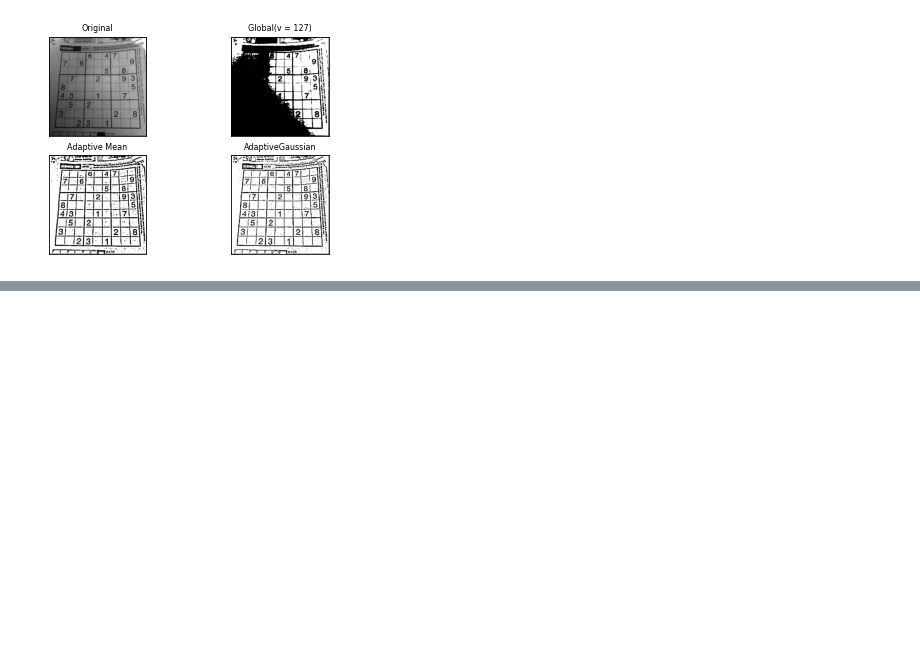
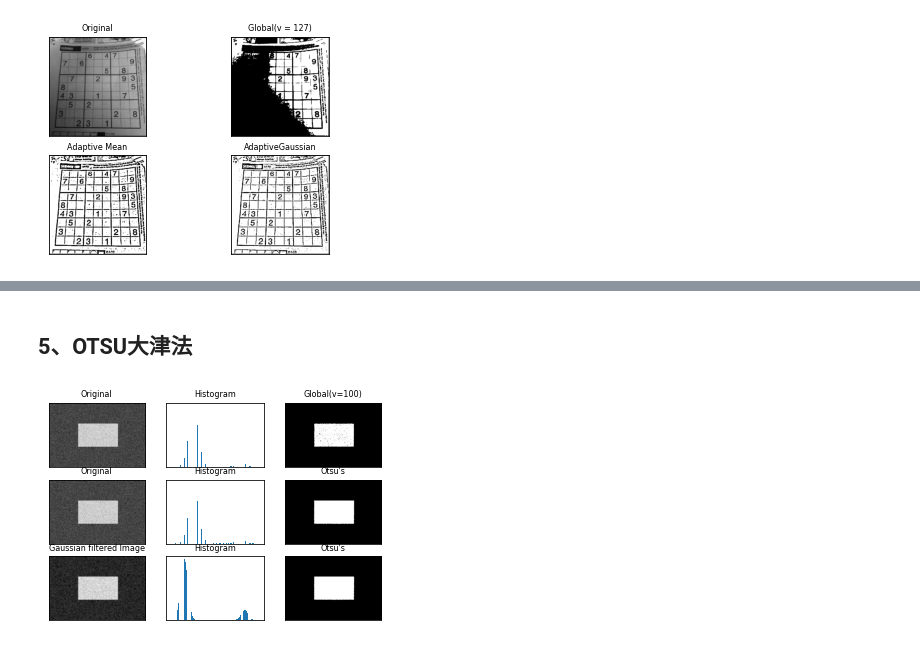
Before and after one commit to mangxiao2018/opencv-samples, a Jupyter notebook: 10005-图像分割.ipynb, the cells around one changed output, grey strips where cells are left out. Cells and saved outputs as stored; diff of their text form; code cells hidden in the pictures; blank space fills up the shorter version.

Commit message:
OTSU大津法

```diff
--- a/10005-图像分割.ipynb
+++ b/10005-图像分割.ipynb
@@ -95,0 +149,40 @@ plt.show()
+# %% [markdown]
+## 5、OTSU大津法
+# %%
+import cv2
+from matplotlib import pyplot as plt
+img = cv2.imread('images/noisy.png', 0)
+# 固定阈值法
+ret1, th1 = cv2.threshold(img, 100, 255, cv2.THRESH_BINARY)
+# Otsu阈值法
+ret2, th2 = cv2.threshold(img, 0, 255, cv2.THRESH_BINARY + cv2.THRESH_OTSU)
+
+# 先进行高斯滤波，再使用Otsu阈值法
+blur = cv2.GaussianBlur(img, (5, 5), 0)
+ret3, th3 = cv2.threshold(blur, 0, 255, cv2.THRESH_BINARY + cv2.THRESH_OTSU)
+images = [img, 0, th1, img, 0, th2, blur, 0, th3]
+titles = ['Original', 'Histogram', 'Global(v=100)',
+         'Original', 'Histogram', "Otsu's",
+         'Gaussian filtered Image', 'Histogram', "Otsu's"]
+
+for i in range(3):
+    # 绘制原图
+    plt.subplot(3, 3, i * 3 + 1)
+    plt.imshow(images[i * 3], 'gray')
+    plt.title(titles[i * 3], fontsize=8)
+    plt.xticks([]), plt.yticks([])
+
+    # 绘制直方图plt.hist, ravel函数将数组降成一维
+    plt.subplot(3, 3, i * 3 + 2)
+    plt.hist(images[i * 3].ravel(), 256)
+    plt.title(titles[i * 3 + 1], fontsize=8)
+    plt.xticks([]), plt.yticks([])
+
+    # 绘制阈值图
+    plt.subplot(3, 3, i * 3 + 3)
+    plt.imshow(images[i * 3 + 2], 'gray')
+    plt.title(titles[i * 3 + 2], fontsize=8)
+    plt.xticks([]), plt.yticks([])
+plt.show()
+# %% [output]
+[figure, added]
```
Also changed, not shown: parts of 2 cells of this notebook.
